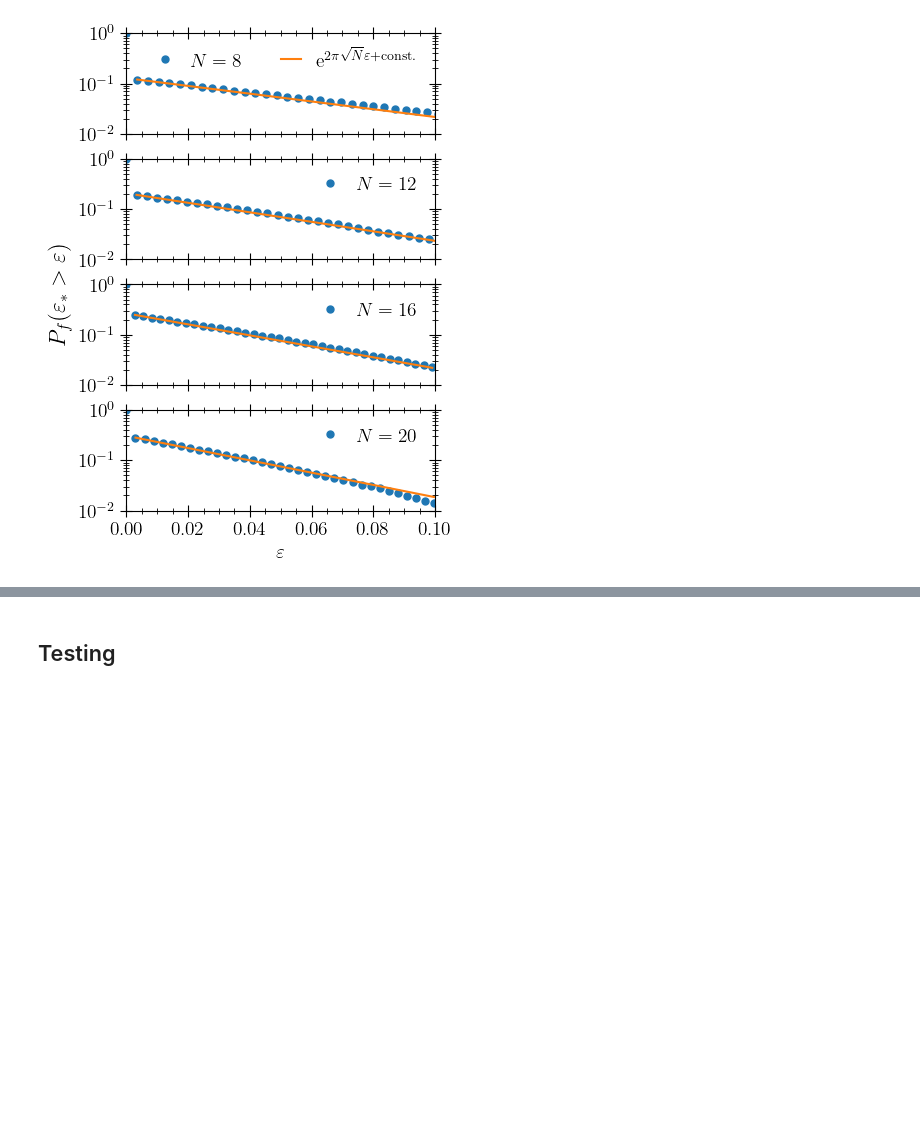
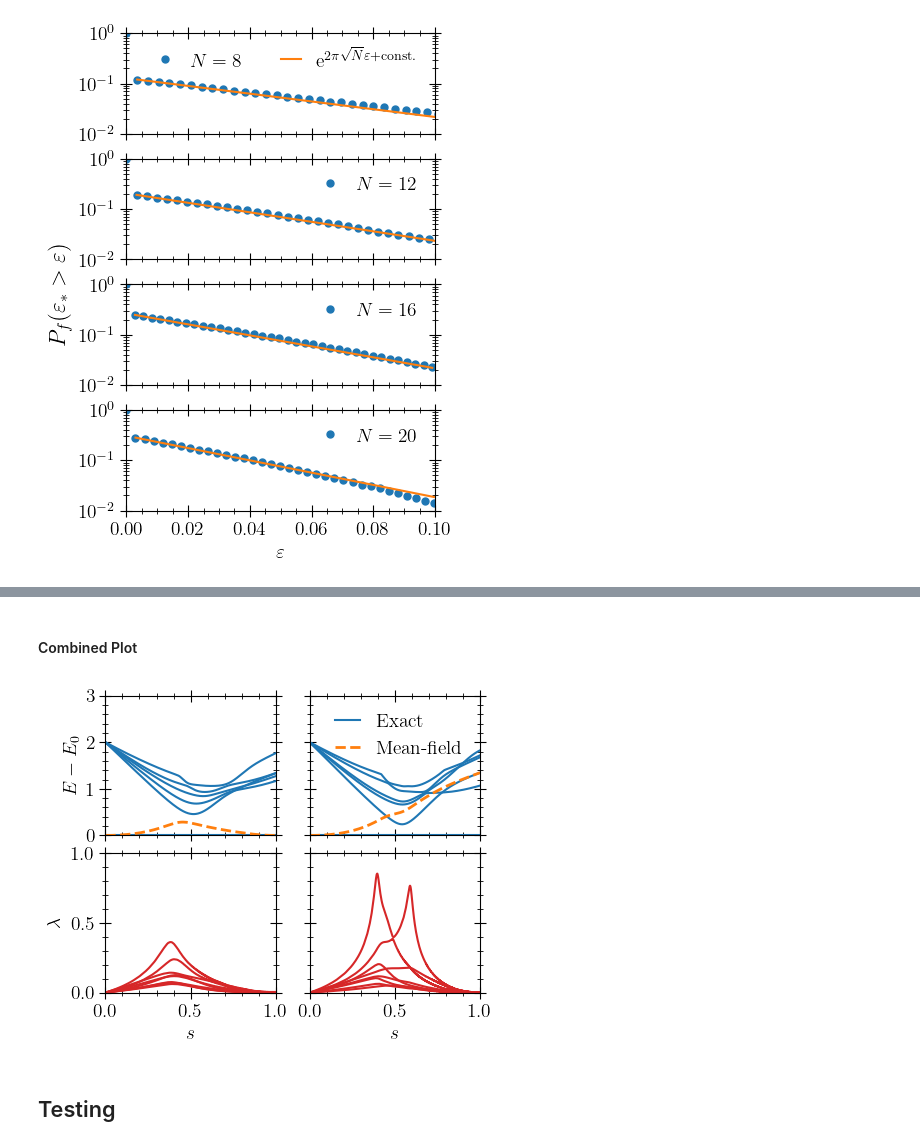
Before and after one commit to FZJ-PGI-12/Mean-Field-Approximate-Optimization-Algorithm, a Jupyter notebook: notebooks/plots_SK_model.ipynb, the cells around one changed output, grey strips where cells are left out. Cells and saved outputs as stored; diff of their text form; code cells hidden in the pictures; blank space fills up the shorter version.

```diff
--- a/notebooks/plots_SK_model.ipynb
+++ b/notebooks/plots_SK_model.ipynb
@@ -339,3 +436,65 @@ savefig(PATH_DB * "Fig4.pdf", dpi=300)
+# %% [markdown]
+#### Combined Plot
+# %%
+fig = figure(figsize=(4.5,  3.6))
+ax = subplot(221)
+for k in 1:6
+    if k == 1
+        ax.plot(times, exact_levels[:, k], "-C0", label="Exact")
+    else
+        ax.plot(times, exact_levels[:, k], "-C0")
+    end
+end
+
+ax.plot(times, mf_level, "--C1", lw=2, label="Mean-field")
+ax.set_ylabel("\$ E - E_0 \$")
+ax.set_xticklabels([])
+ax.set_xlim(0, 1)
+ax.set_ylim(0, 3)
+# ax.legend(loc="upper right")
+
+ax = subplot(223)
+map(D -> ax.plot(times, D, "-C3"), [lyapunov[:, k] for k in 1:8])
+ax.set_xlim(0, 1)
+ax.set_ylim(0, 1)
+ax.set_yticks([0, 0.5, 1])
+ax.set_xlabel("\$s\$")
+ax.set_ylabel("\$ \\lambda \$")
+
+# =================================================
+
+ax = subplot(222)
+for k in 1:6
+    if k == 1
+        ax.plot(times, exact_levels_hard[:, k], "-C0", label="Exact")
+    else
+        ax.plot(times, exact_levels_hard[:, k], "-C0")
+    end
+end
+
+ax.plot(times, mf_level_hard, "--C1", lw=2, label="Mean-field")
+
+ax.set_xticklabels([])
+ax.set_yticklabels([])
+ax.set_xlim(0, 1)
+ax.set_ylim(0, 3)
+# ax.legend(ncol=2, columnspacing=-1.4, handlelength=1.3)
+ax.legend(loc="upper right", handlelength=1.3)
+
+ax = subplot(224)
+for (k, style) in enumerate(collect(take(styles, 8)))
+    ax.plot(times_long, lyapunov_hard[:, k], c="C3")#, ls=style)
+end
+ax.set_xlim(0, 1)
+ax.set_ylim(0, 1)
+ax.set_yticks([0, 0.5, 1])
+ax.set_yticklabels([])
+ax.set_xlabel("\$s\$")
+
+tight_layout(pad=0.15, w_pad=0.5, h_pad=0.0)
+savefig("/home/lappet/Dropbox/MidnightRambler/Mean_Field_AOA/Figures/Data/SK_model/" * "Fig7.pdf", dpi=300)
+# %% [output]
+[figure, added]
 # %% [markdown]
 ## Testing
 # %%
```
Also changed, not shown: parts of 16 cells of this notebook, 1 other file.
